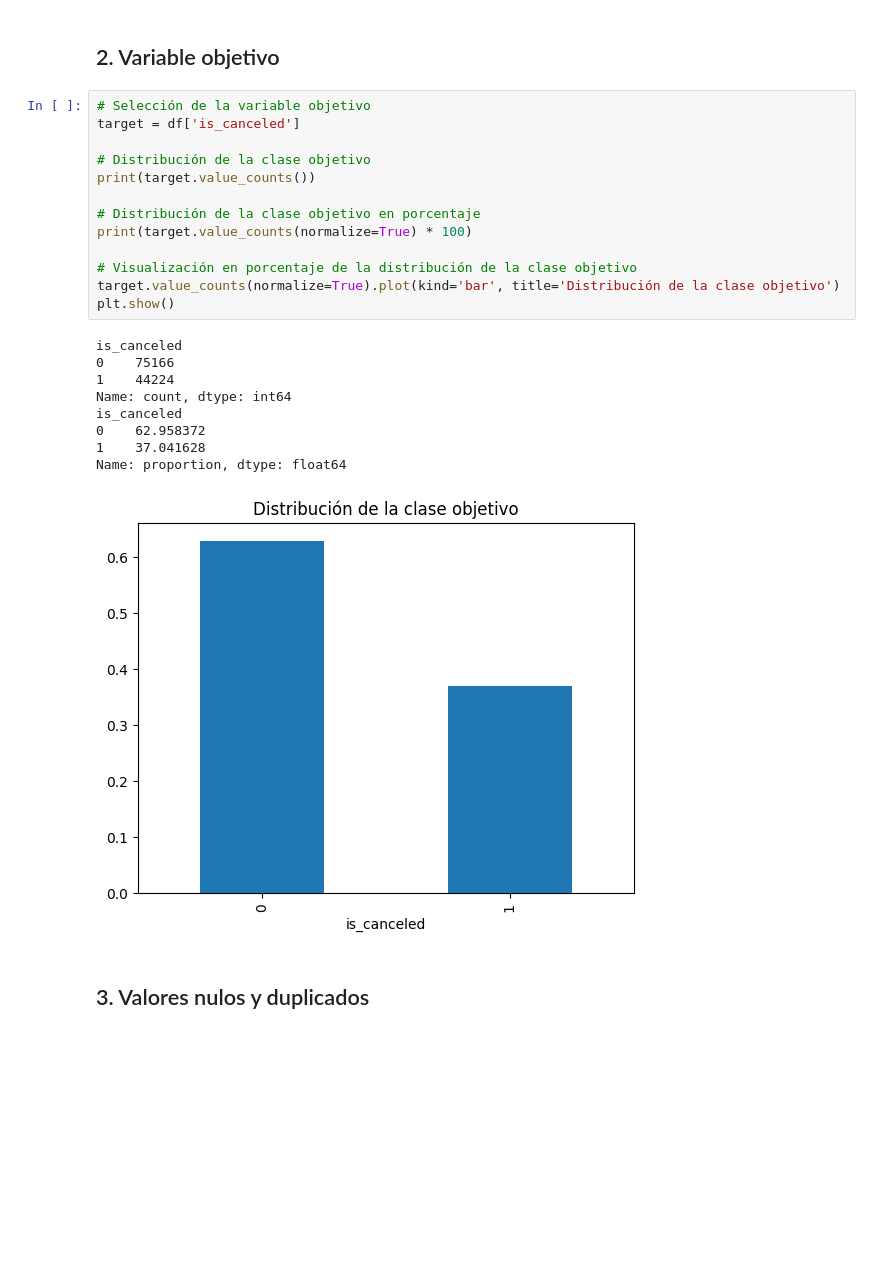
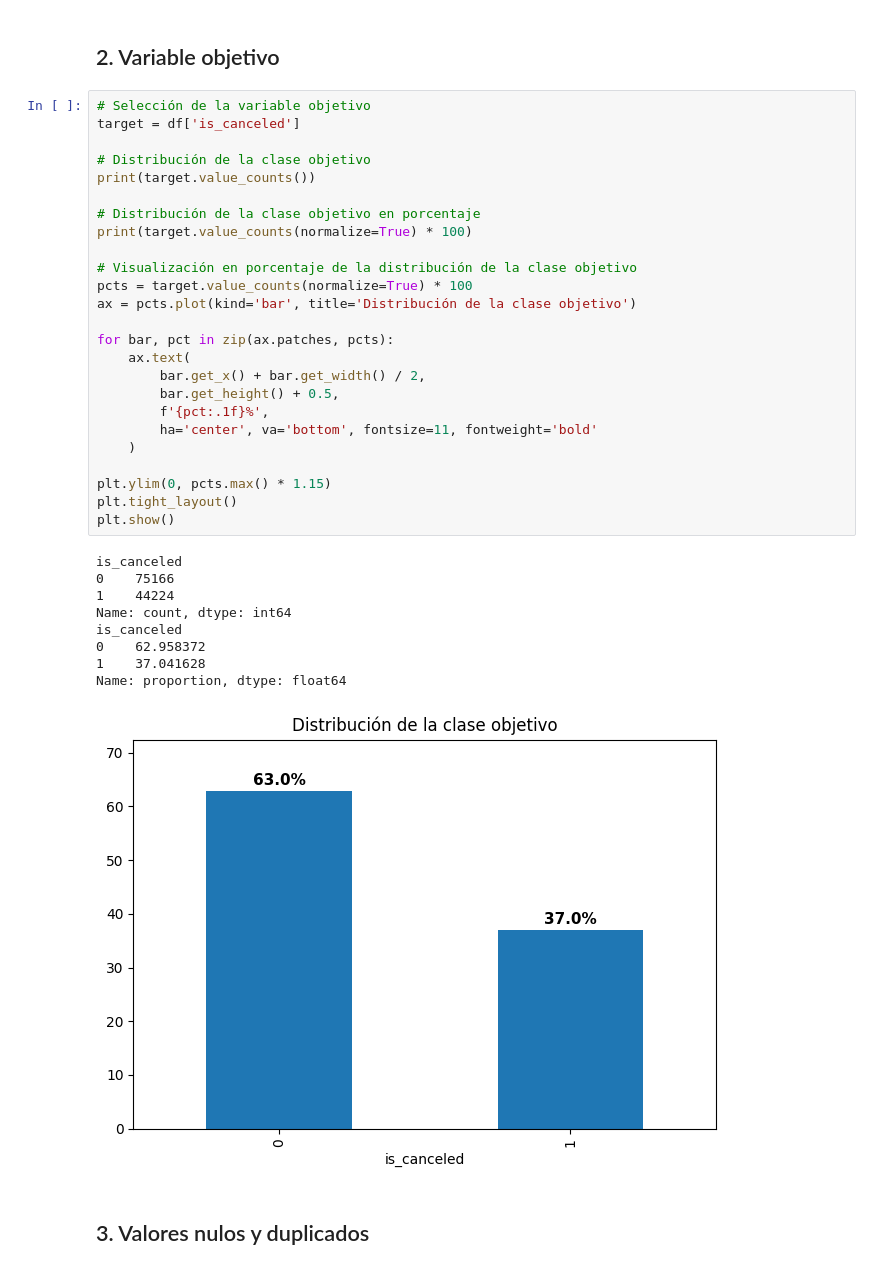
Before and after one commit to SorianoTech/pontia-modulo5-machine-learning-deep-learning-entrega-sergio-soriano, a Jupyter notebook: notebooks/exploracion/eda_inicial.ipynb, the cells around one changed output. Drawn from its saved outputs; the diff is of its cells as text; blank space fills up the shorter version.

```diff
--- a/notebooks/exploracion/eda_inicial.ipynb
+++ b/notebooks/exploracion/eda_inicial.ipynb
@@ -75,26 +75,38 @@ memory usage: 29.1+ MB
 # %%
 # Selección de la variable objetivo
 target = df['is_canceled']
 
 # Distribución de la clase objetivo
 print(target.value_counts())
 
 # Distribución de la clase objetivo en porcentaje
 print(target.value_counts(normalize=True) * 100)
 
 # Visualización en porcentaje de la distribución de la clase objetivo
-target.value_counts(normalize=True).plot(kind='bar', title='Distribución de la clase objetivo')
+pcts = target.value_counts(normalize=True) * 100
+ax = pcts.plot(kind='bar', title='Distribución de la clase objetivo')
+
+for bar, pct in zip(ax.patches, pcts):
+    ax.text(
+        bar.get_x() + bar.get_width() / 2,
+        bar.get_height() + 0.5,
+        f'{pct:.1f}%',
+        ha='center', va='bottom', fontsize=11, fontweight='bold'
+    )
+
+plt.ylim(0, pcts.max() * 1.15)
+plt.tight_layout()
 plt.show()
 # %% [output]
 is_canceled
 0    75166
 1    44224
 Name: count, dtype: int64
 is_canceled
 0    62.958372
 1    37.041628
 Name: proportion, dtype: float64
-[figure, old version]
+[figure, new version]
 # %% [markdown]
 ## 3. Valores nulos y duplicados
 # %%
```
Also changed, not shown: parts of 14 cells of this notebook, 3 other files.
